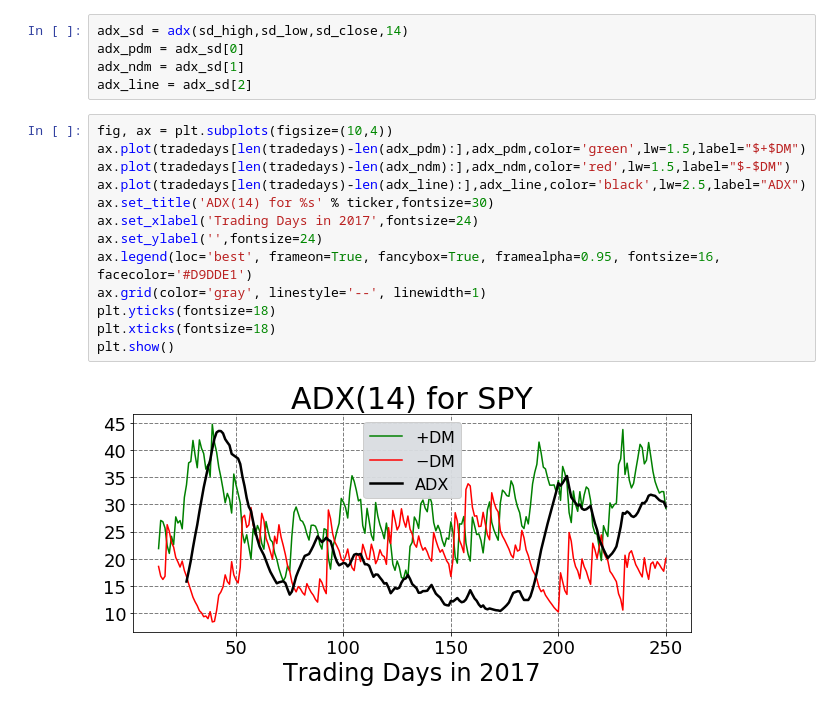
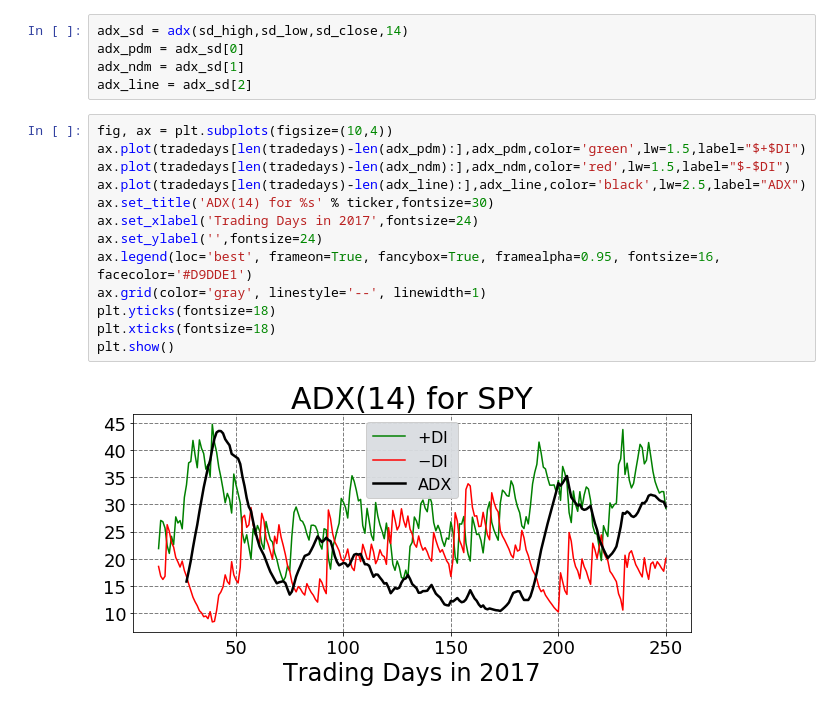
Before and after one commit to mzyates/techindicators, a Jupyter notebook: example_notebook.ipynb, the cells around one changed output. Drawn from its saved outputs; the diff is of its cells as text.

Commit message:
Fixed typo on ADX plot.

```diff
--- a/example_notebook.ipynb
+++ b/example_notebook.ipynb
@@ -312,16 +312,16 @@ adx_ndm = adx_sd[1]
 adx_line = adx_sd[2]
 # %%
 fig, ax = plt.subplots(figsize=(10,4))
-ax.plot(tradedays[len(tradedays)-len(adx_pdm):],adx_pdm,color='green',lw=1.5,label="$+$DM")
-ax.plot(tradedays[len(tradedays)-len(adx_ndm):],adx_ndm,color='red',lw=1.5,label="$-$DM")
+ax.plot(tradedays[len(tradedays)-len(adx_pdm):],adx_pdm,color='green',lw=1.5,label="$+$DI")
+ax.plot(tradedays[len(tradedays)-len(adx_ndm):],adx_ndm,color='red',lw=1.5,label="$-$DI")
 ax.plot(tradedays[len(tradedays)-len(adx_line):],adx_line,color='black',lw=2.5,label="ADX")
 ax.set_title('ADX(14) for %s' % ticker,fontsize=30)
 ax.set_xlabel('Trading Days in 2017',fontsize=24)
 ax.set_ylabel('',fontsize=24)
 ax.legend(loc='best', frameon=True, fancybox=True, framealpha=0.95, fontsize=16, facecolor='#D9DDE1')
 ax.grid(color='gray', linestyle='--', linewidth=1)
 plt.yticks(fontsize=18)
 plt.xticks(fontsize=18)
 plt.show()
 # %% [output]
-[figure, old version]
+[figure, new version]
```
